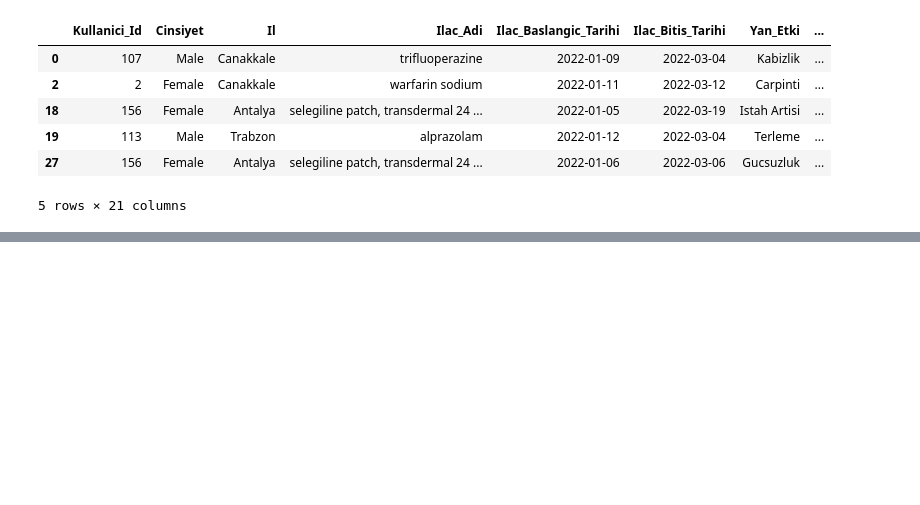
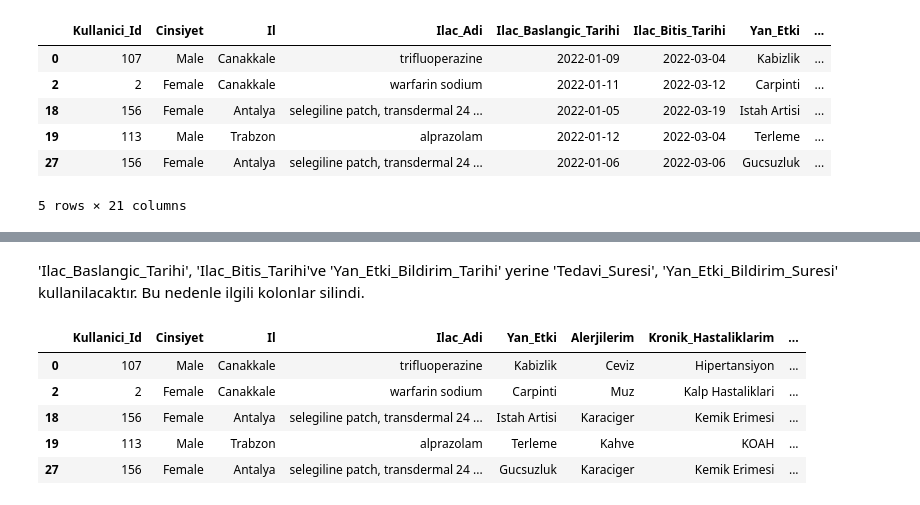
Before and after one commit to Tubaakbas/Pusula_Tuba_AKBAS, a Jupyter notebook: Side_Effect.ipynb, the cells around one changed output, grey strips where cells are left out. Cells and saved outputs as stored; diff of their text form; code cells hidden in the pictures; blank space fills up the shorter version.

```diff
--- a/Side_Effect.ipynb
+++ b/Side_Effect.ipynb
@@ -439,0 +478,2 @@ unique_data.head()
+# %% [markdown]
+'Ilac_Baslangic_Tarihi', 'Ilac_Bitis_Tarihi've 'Yan_Etki_Bildirim_Tarihi' yerine 'Tedavi_Suresi', 'Yan_Etki_Bildirim_Suresi' kullanilacaktır. Bu nedenle ilgili kolonlar silindi.
@@ -439,0 +498,9 @@ unique_data.head()
+# %%
+unique_data.head()
+# %% [output]
+|  | Kullanici_Id | Cinsiyet | Il | Ilac_Adi | Yan_Etki | Alerjilerim | Kronik_Hastaliklarim | ... |
+| 0 | 107 | Male | Canakkale | trifluoperazine | Kabizlik | Ceviz | Hipertansiyon | ... |
+| 2 | 2 | Female | Canakkale | warfarin sodium | Carpinti | Muz | Kalp Hastaliklari | ... |
+| 18 | 156 | Female | Antalya | selegiline patch, transdermal 24 ... | Istah Artisi | Karaciger | Kemik Erimesi | ... |
+| 19 | 113 | Male | Trabzon | alprazolam | Terleme | Kahve | KOAH | ... |
+| 27 | 156 | Female | Antalya | selegiline patch, transdermal 24 ... | Gucsuzluk | Karaciger | Kemik Erimesi | ... |
```
Also changed, not shown: parts of 16 cells of this notebook.
